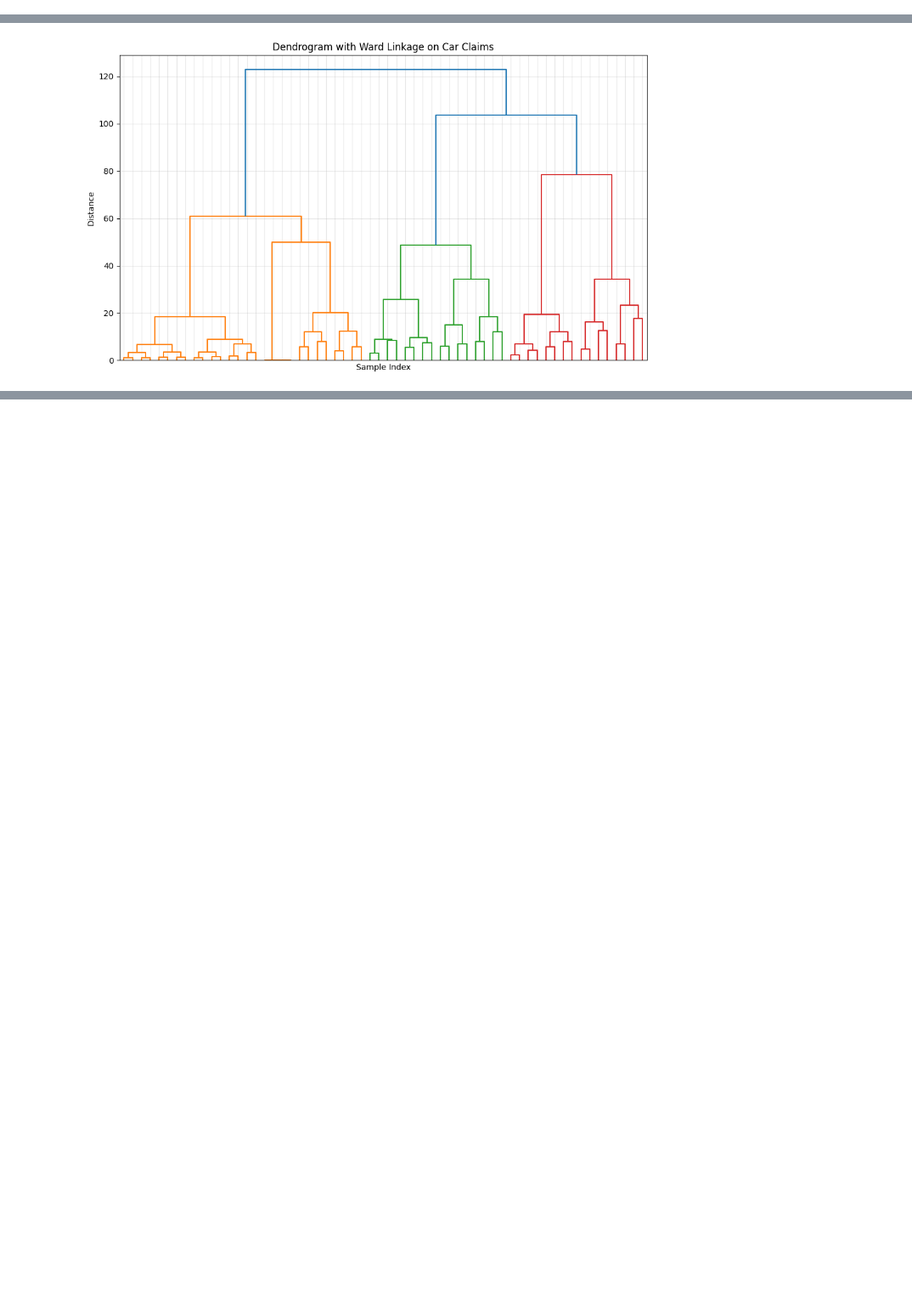
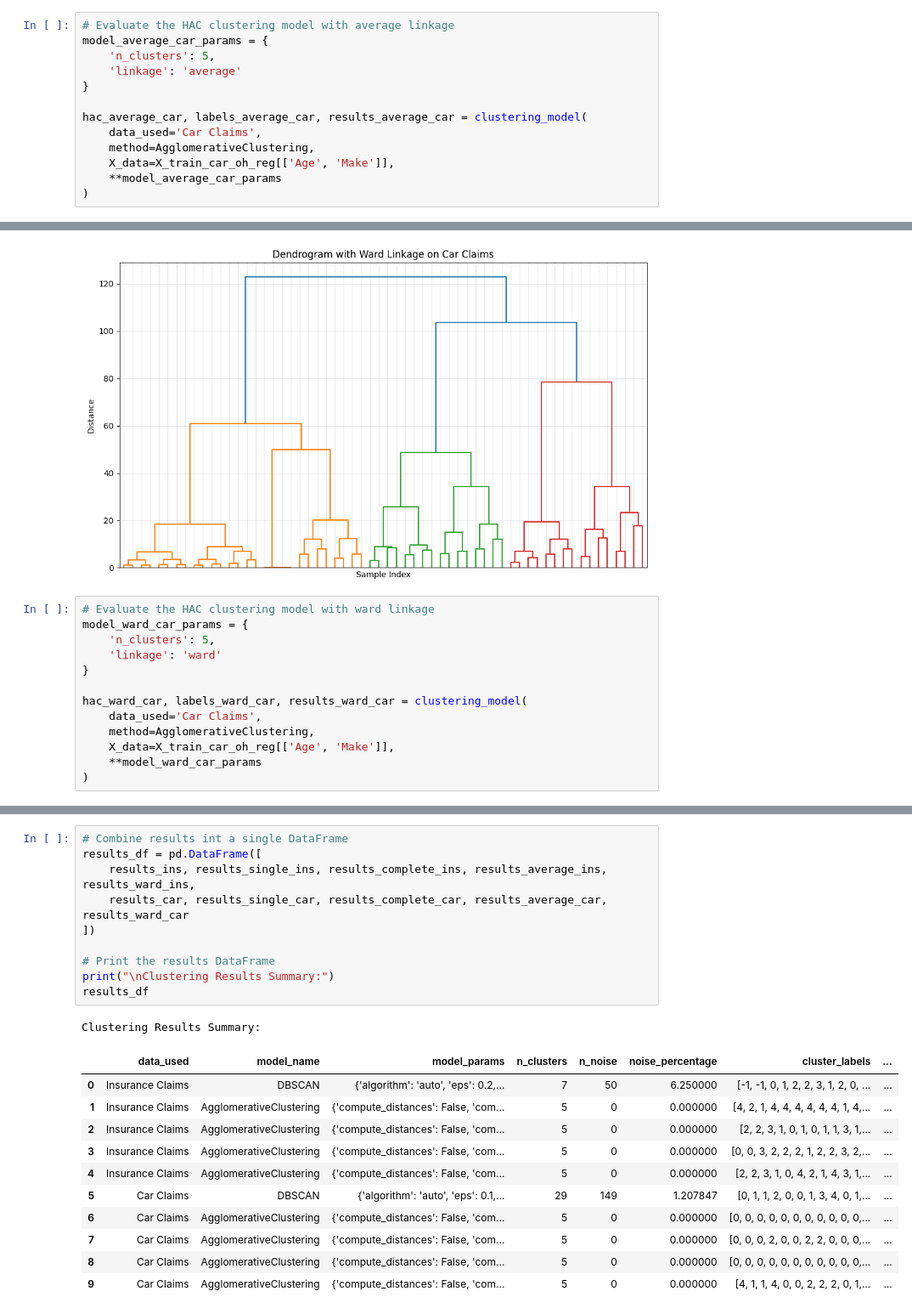
Before and after one commit to jtvon/799S-Data-Science-Capstone, a Jupyter notebook: Week-11-jupyter-notebook.ipynb, the cells around one changed output, grey strips where cells are left out. Shown at 85% size. Saved outputs shown, nothing was run; the diff lists cells and outputs as text; blank space fills up the shorter version.

```diff
--- a/Week-11-jupyter-notebook.ipynb
+++ b/Week-11-jupyter-notebook.ipynb
@@ -643,3 +794,16 @@ plt.show()
 # %% [output]
 [figure]
 [figure]
+# %%
+# Evaluate the HAC clustering model with average linkage
+model_average_car_params = {
+    'n_clusters': 5,
+    'linkage': 'average'
+}
+
+hac_average_car, labels_average_car, results_average_car = clustering_model(
+    data_used='Car Claims',
+    method=AgglomerativeClustering,
+    X_data=X_train_car_oh_reg[['Age', 'Make']],
+    **model_average_car_params
+)
@@ -676,3 +852,16 @@ plt.show()
 # %% [output]
 [figure]
 [figure]
+# %%
+# Evaluate the HAC clustering model with ward linkage
+model_ward_car_params = {
+    'n_clusters': 5,
+    'linkage': 'ward'
+}
+
+hac_ward_car, labels_ward_car, results_ward_car = clustering_model(
+    data_used='Car Claims',
+    method=AgglomerativeClustering,
+    X_data=X_train_car_oh_reg[['Age', 'Make']],
+    **model_ward_car_params
+)
@@ -678,0 +880,23 @@ plt.show()
+# %%
+# Combine results int a single DataFrame
+results_df = pd.DataFrame([
+    results_ins, results_single_ins, results_complete_ins, results_average_ins, results_ward_ins,
+    results_car, results_single_car, results_complete_car, results_average_car, results_ward_car
+])
+
+# Print the results DataFrame
+print("\nClustering Results Summary:")
+results_df
+# %% [output]
+Clustering Results Summary:
+|  | data_used | model_name | model_params | n_clusters | n_noise | noise_percentage | cluster_labels | ... |
+| 0 | Insurance Claims | DBSCAN | {'algorithm': 'auto', 'eps': 0.2,... | 7 | 50 | 6.250000 | [-1, -1, 0, 1, 2, 2, 3, 1, 2, 0, ... | ... |
+| 1 | Insurance Claims | AgglomerativeClustering | {'compute_distances': False, 'com... | 5 | 0 | 0.000000 | [4, 2, 1, 4, 4, 4, 4, 4, 4, 1, 4,... | ... |
+| 2 | Insurance Claims | AgglomerativeClustering | {'compute_distances': False, 'com... | 5 | 0 | 0.000000 | [2, 2, 3, 1, 0, 1, 0, 1, 1, 3, 1,... | ... |
+| 3 | Insurance Claims | AgglomerativeClustering | {'compute_distances': False, 'com... | 5 | 0 | 0.000000 | [0, 0, 3, 2, 2, 2, 1, 2, 2, 3, 2,... | ... |
+| 4 | Insurance Claims | AgglomerativeClustering | {'compute_distances': False, 'com... | 5 | 0 | 0.000000 | [2, 2, 3, 1, 0, 4, 2, 1, 4, 3, 1,... | ... |
+| 5 | Car Claims | DBSCAN | {'algorithm': 'auto', 'eps': 0.1,... | 29 | 149 | 1.207847 | [0, 1, 1, 2, 0, 0, 1, 3, 4, 0, 1,... | ... |
+| 6 | Car Claims | AgglomerativeClustering | {'compute_distances': False, 'com... | 5 | 0 | 0.000000 | [0, 0, 0, 0, 0, 0, 0, 0, 0, 0, 0,... | ... |
+| 7 | Car Claims | AgglomerativeClustering | {'compute_distances': False, 'com... | 5 | 0 | 0.000000 | [0, 0, 0, 2, 0, 0, 2, 2, 0, 0, 0,... | ... |
+| 8 | Car Claims | AgglomerativeClustering | {'compute_distances': False, 'com... | 5 | 0 | 0.000000 | [0, 0, 0, 0, 0, 0, 0, 0, 0, 0, 0,... | ... |
+| 9 | Car Claims | AgglomerativeClustering | {'compute_distances': False, 'com... | 5 | 0 | 0.000000 | [4, 1, 1, 4, 0, 0, 2, 2, 2, 0, 1,... | ... |
```
Also changed, not shown: parts of 8 cells of this notebook.
